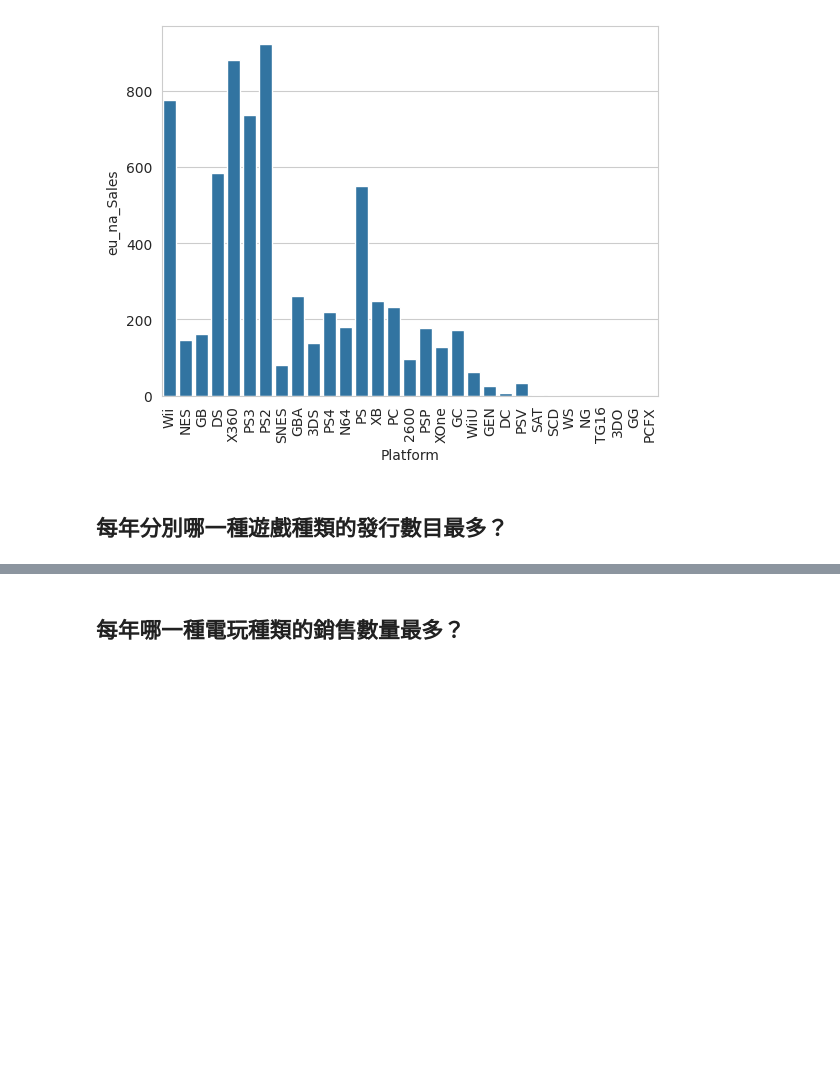
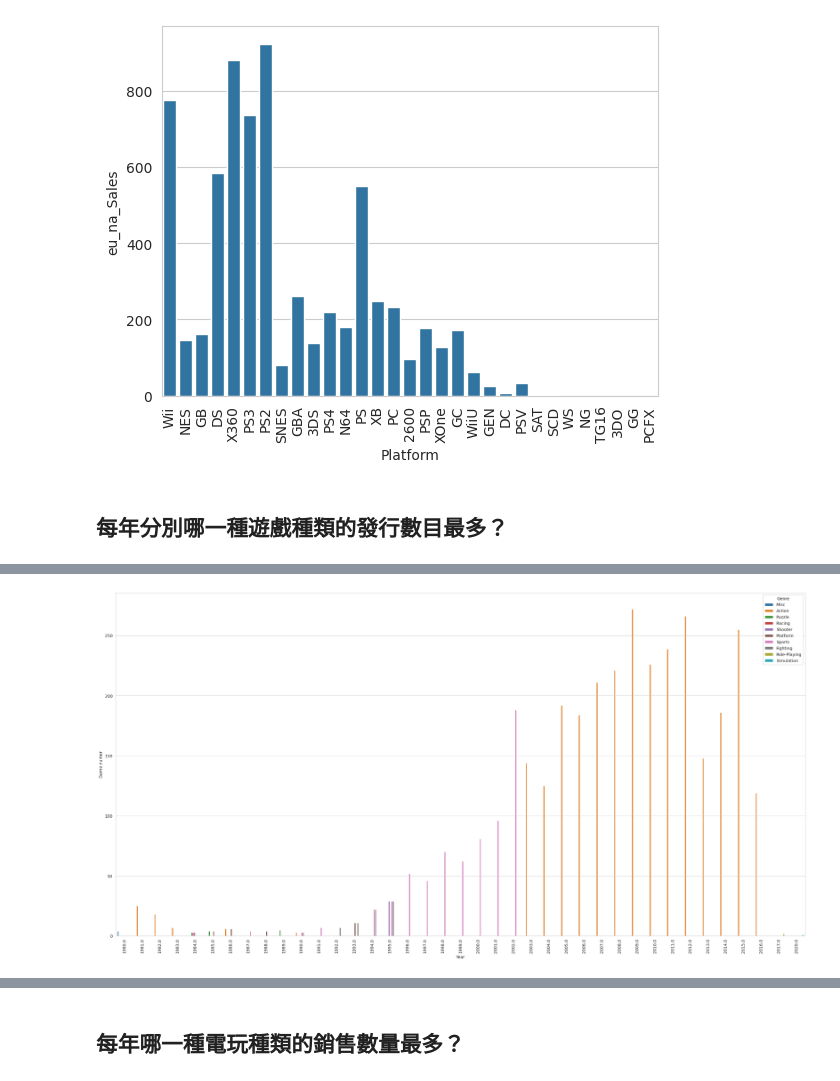
Before and after one commit to t8101349/Colab-, a Jupyter notebook: 05_02_LAB_VideoGameSales_28_王韋博.ipynb, the cells around one changed output, grey strips where cells are left out. Drawn from its saved outputs; the diff is of its cells as text; code cells hidden in the pictures; blank space fills up the shorter version.

```diff
--- a/05_02_LAB_VideoGameSales_28_王韋博.ipynb
+++ b/05_02_LAB_VideoGameSales_28_王韋博.ipynb
@@ -491,0 +586,7 @@ plt.show()
+# %%
+#將上面的程式整合在一起
+year_max_df = data.groupby(['Year','Genre']).size().reset_index(name='Game numer')
+year_max_df['max_count'] = year_max_df.groupby(['Year'])['Game numer'].transform(max)
+max_fil = year_max_df['Game numer']==year_max_df['max_count']
+year_max_df2 = year_max_df[max_fil]
+year_max_df2.drop_duplicates(subset=['Year','Genre'], keep='last')
@@ -491,0 +611,8 @@ plt.show()
+# %%
+# 使用直方圖來顯示上面表格的結果
+plt.figure(figsize=(30, 15))
+g = sns.barplot(x='Year', y='Game numer', data=year_max_df2, hue='Genre')
+plt.xticks(rotation=90)
+plt.show()
+# %% [output]
+[figure, added]
```
Also changed, not shown: parts of 53 cells of this notebook.
